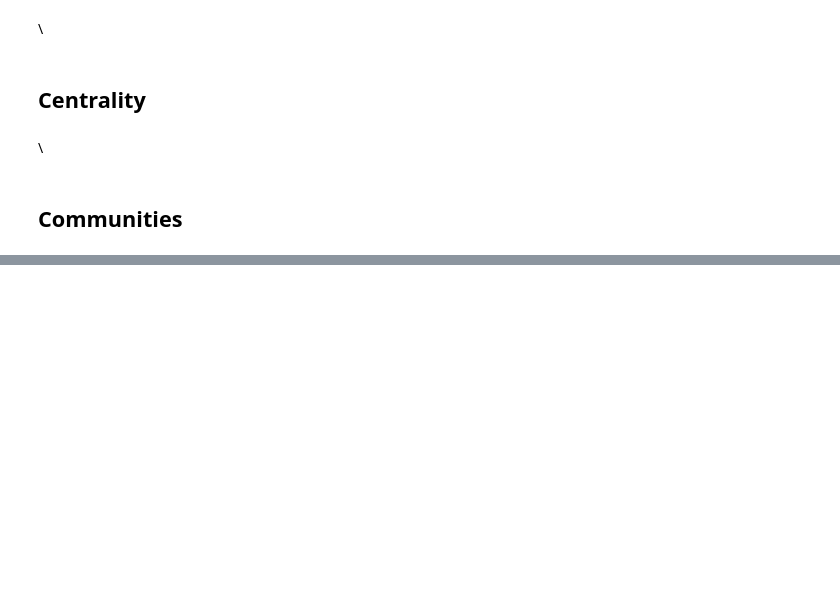
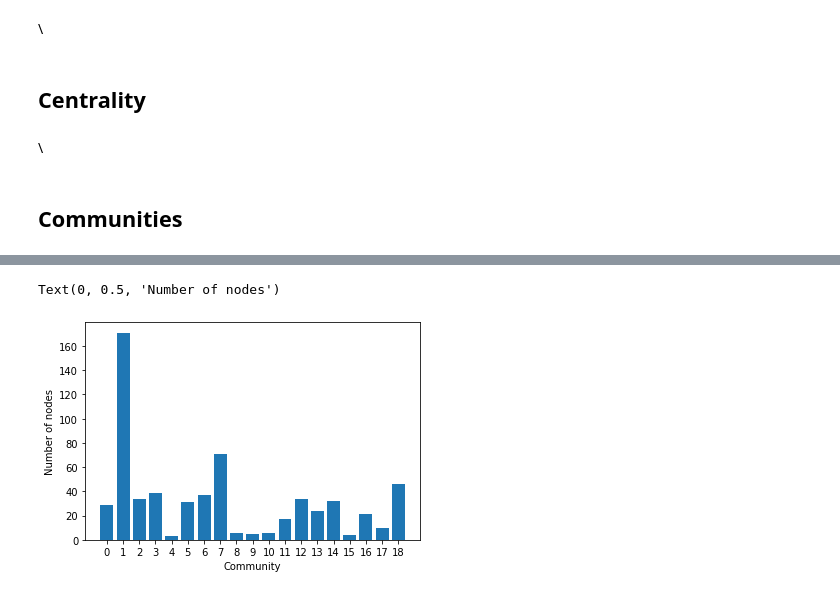
Before and after one commit to Andreaierardi/SocialNetworkAnalysis-project, a Jupyter notebook: project_code.ipynb, the cells around one changed output, grey strips where cells are left out. Saved outputs shown, nothing was run; the diff lists cells and outputs as text; code cells hidden in the pictures; blank space fills up the shorter version.

```diff
--- a/project_code.ipynb
+++ b/project_code.ipynb
@@ -448,0 +505,5 @@ for i in range(0, len(c)):
+# %%
+for n, comm in partition_library.items():
+    list_community_sets_library[comm].add(n)
+
+list_community_sets_library
@@ -448,0 +568,8 @@ for i in range(0, len(c)):
+# %%
+
+
+pairs = []
+for i, nodes in enumerate(list_community_sets_library):
+    print(i,len(nodes))
+    comm_size = (i,len(nodes))
+    pairs.append(comm_size)
@@ -448,0 +618,14 @@ for i in range(0, len(c)):
+# %%
+community_index = []
+number_of_nodes = []
+
+for comm, n_nodes in pairs:
+    community_index.append(str(comm))
+    number_of_nodes.append(n_nodes)
+# %%
+plt.bar(community_index,number_of_nodes)
+plt.xlabel("Community")
+plt.ylabel("Number of nodes")
+# %% [output]
+Text(0, 0.5, 'Number of nodes')
+[figure, added]
```
Also changed, not shown: parts of 17 cells of this notebook.
